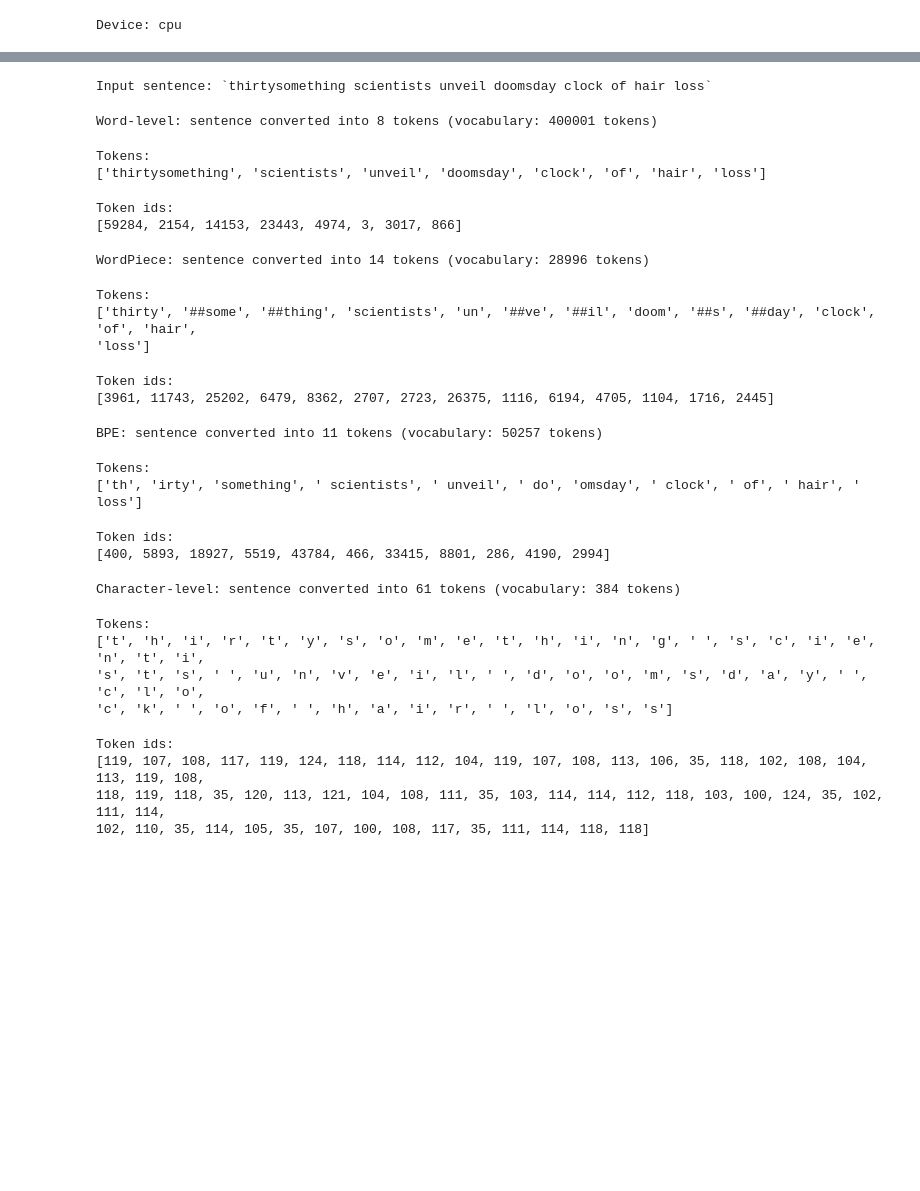
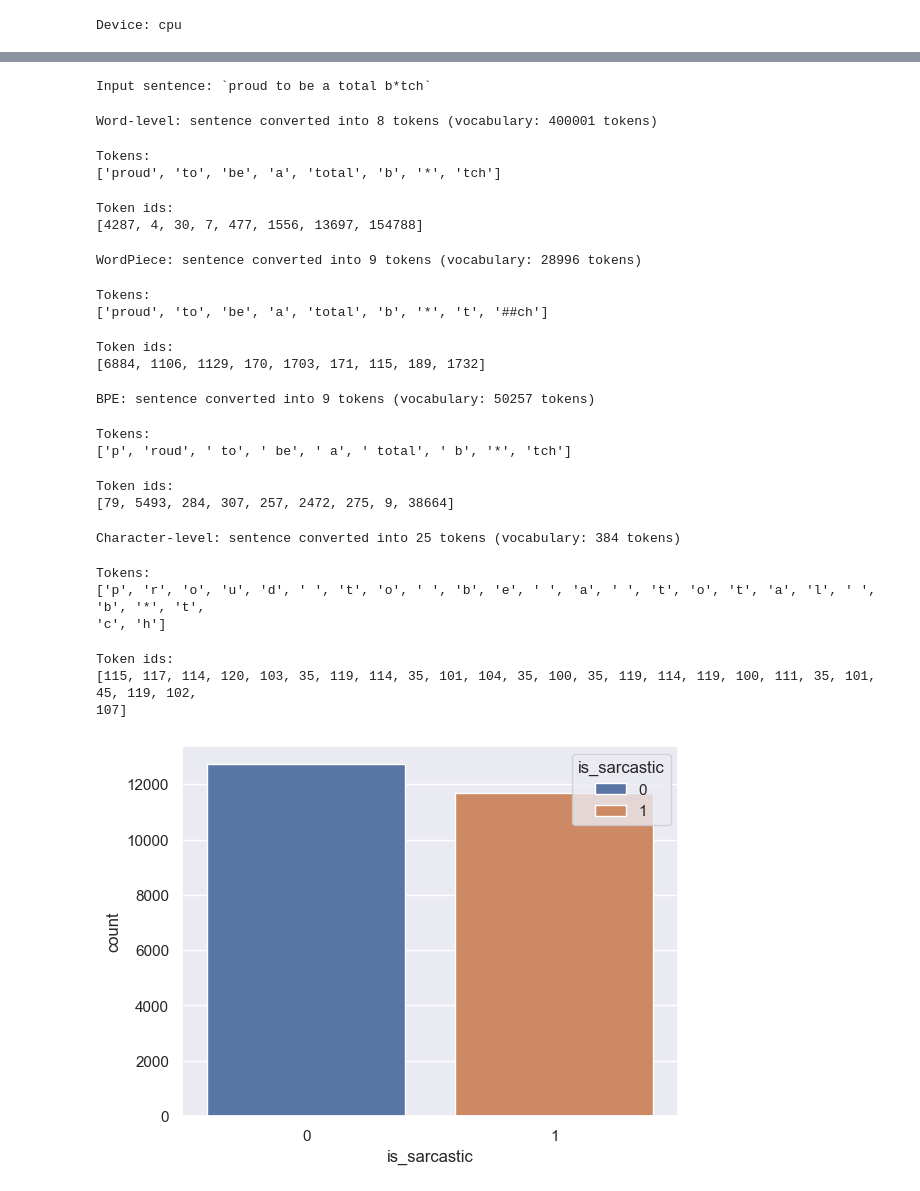
Before and after one commit to M3LLI55X/NLP_project, a Jupyter notebook: final_project.ipynb, the cells around one changed output, grey strips where cells are left out. Saved outputs shown, nothing was run; the diff lists cells and outputs as text; code cells hidden in the pictures; blank space fills up the shorter version.

```diff
--- a/final_project.ipynb
+++ b/final_project.ipynb
@@ -82,6 +85,6 @@ plt.show()
 # %%
 # Example sentence with rare English words and non-english words
-sentence = df.at[0, 'headline']
+sentence = df.at[2741, 'headline']
 rich.print(f"Input sentence: [bold blue]`{sentence}`")
 
 # Define multiple tokenizers
@@ -113,29 +116,33 @@ for tokenizer_name, tokenizer in tokenizer_ids.items():
     rich.print(f"Tokens:\n{[tokenizer.decode([t]) for t in token_ids]}")
     rich.print(f"Token ids:\n{[t for t in token_ids]}")
 # %% [output]
-Input sentence: `thirtysomething scientists unveil doomsday clock of hair loss`
+Input sentence: `proud to be a total b*tch`
 Word-level: sentence converted into 8 tokens (vocabulary: 400001 tokens)
 Tokens:
-['thirtysomething', 'scientists', 'unveil', 'doomsday', 'clock', 'of', 'hair', 'loss']
+['proud', 'to', 'be', 'a', 'total', 'b', '*', 'tch']
 Token ids:
-[59284, 2154, 14153, 23443, 4974, 3, 3017, 866]
+[4287, 4, 30, 7, 477, 1556, 13697, 154788]
-WordPiece: sentence converted into 14 tokens (vocabulary: 28996 tokens)
+WordPiece: sentence converted into 9 tokens (vocabulary: 28996 tokens)
 Tokens:
-['thirty', '##some', '##thing', 'scientists', 'un', '##ve', '##il', 'doom', '##s', '##day', 'clock', 'of', 'hair',
-'loss']
+['proud', 'to', 'be', 'a', 'total', 'b', '*', 't', '##ch']
 Token ids:
-[3961, 11743, 25202, 6479, 8362, 2707, 2723, 26375, 1116, 6194, 4705, 1104, 1716, 2445]
+[6884, 1106, 1129, 170, 1703, 171, 115, 189, 1732]
-BPE: sentence converted into 11 tokens (vocabulary: 50257 tokens)
+BPE: sentence converted into 9 tokens (vocabulary: 50257 tokens)
 Tokens:
-['th', 'irty', 'something', ' scientists', ' unveil', ' do', 'omsday', ' clock', ' of', ' hair', ' loss']
+['p', 'roud', ' to', ' be', ' a', ' total', ' b', '*', 'tch']
 Token ids:
-[400, 5893, 18927, 5519, 43784, 466, 33415, 8801, 286, 4190, 2994]
+[79, 5493, 284, 307, 257, 2472, 275, 9, 38664]
-Character-level: sentence converted into 61 tokens (vocabulary: 384 tokens)
+Character-level: sentence converted into 25 tokens (vocabulary: 384 tokens)
 Tokens:
-['t', 'h', 'i', 'r', 't', 'y', 's', 'o', 'm', 'e', 't', 'h', 'i', 'n', 'g', ' ', 's', 'c', 'i', 'e', 'n', 't', 'i',
-'s', 't', 's', ' ', 'u', 'n', 'v', 'e', 'i', 'l', ' ', 'd', 'o', 'o', 'm', 's', 'd', 'a', 'y', ' ', 'c', 'l', 'o',
-'c', 'k', ' ', 'o', 'f', ' ', 'h', 'a', 'i', 'r', ' ', 'l', 'o', 's', 's']
+['p', 'r', 'o', 'u', 'd', ' ', 't', 'o', ' ', 'b', 'e', ' ', 'a', ' ', 't', 'o', 't', 'a', 'l', ' ', 'b', '*', 't',
+'c', 'h']
 Token ids:
-[119, 107, 108, 117, 119, 124, 118, 114, 112, 104, 119, 107, 108, 113, 106, 35, 118, 102, 108, 104, 113, 119, 108,
-118, 119, 118, 35, 120, 113, 121, 104, 108, 111, 35, 103, 114, 114, 112, 118, 103, 100, 124, 35, 102, 111, 114,
-102, 110, 35, 114, 105, 35, 107, 100, 108, 117, 35, 111, 114, 118, 118]
+[115, 117, 114, 120, 103, 35, 119, 114, 35, 101, 104, 35, 100, 35, 119, 114, 119, 100, 111, 35, 101, 45, 119, 102,
+107]
+# %%
+df_textonly = df[~df['headline'].astype(str).str.contains(r'\d')]
+# %%
+sns.countplot(data=df_textonly, x="is_sarcastic",hue="is_sarcastic")
+plt.show()
+# %% [output]
+[figure, added]
```
Also changed, not shown: parts of 7 cells of this notebook.
